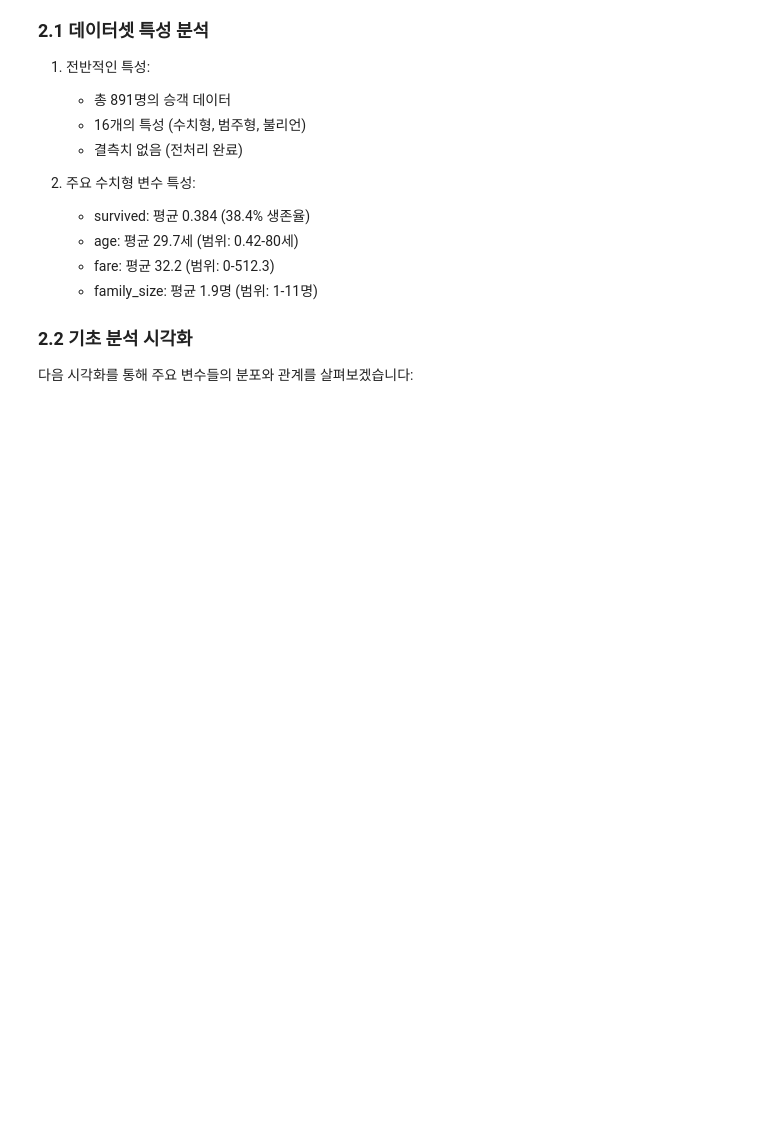
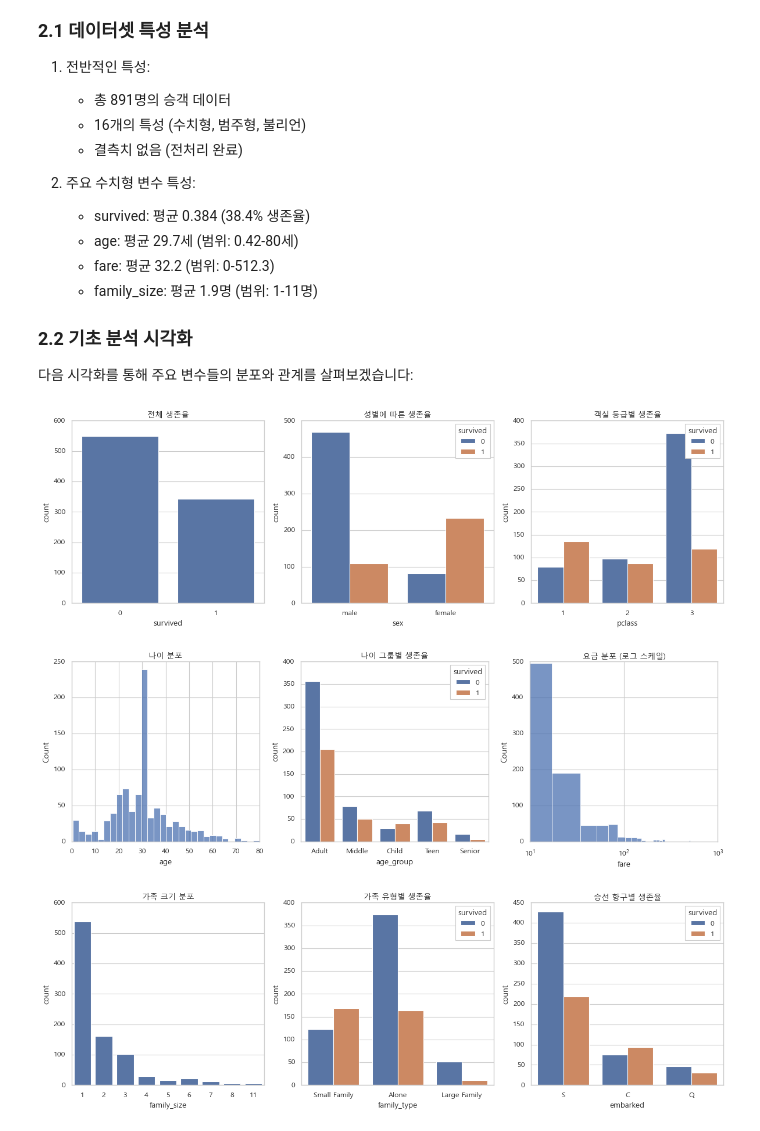
Before and after one commit to kjhgreat/titanic-analysis, a Jupyter notebook: notebooks/02_eda.ipynb, the cells around one changed output. Saved outputs shown, nothing was run; the diff lists cells and outputs as text; code cells hidden in the pictures; blank space fills up the shorter version.

```diff
--- a/notebooks/02_eda.ipynb
+++ b/notebooks/02_eda.ipynb
@@ -66,3 +66,71 @@ max      11.000000
 
 ### 2.2 기초 분석 시각화
 다음 시각화를 통해 주요 변수들의 분포와 관계를 살펴보겠습니다:
+# %%
+# 1. 생존율 기본 분석
+plt.figure(figsize=(15, 5))
+
+# 전체 생존율
+plt.subplot(131)
+sns.countplot(data=df, x='survived')
+plt.title('전체 생존율')
+
+# 성별에 따른 생존율
+plt.subplot(132)
+sns.countplot(data=df, x='sex', hue='survived')
+plt.title('성별에 따른 생존율')
+
+# 객실 등급별 생존율
+plt.subplot(133)
+sns.countplot(data=df, x='pclass', hue='survived')
+plt.title('객실 등급별 생존율')
+
+plt.tight_layout()
+plt.show()
+
+# 2. 나이와 요금 분포
+plt.figure(figsize=(15, 5))
+
+# 나이 분포
+plt.subplot(131)
+sns.histplot(data=df, x='age', bins=30)
+plt.title('나이 분포')
+
+# 나이 그룹별 생존율
+plt.subplot(132)
+sns.countplot(data=df, x='age_group', hue='survived')
+plt.title('나이 그룹별 생존율')
+
+# 요금 분포 (로그 스케일)
+plt.subplot(133)
+sns.histplot(data=df, x='fare', bins=30)
+plt.xscale('log')
+plt.title('요금 분포 (로그 스케일)')
+
+plt.tight_layout()
+plt.show()
+
+# 3. 가족 관련 분석
+plt.figure(figsize=(15, 5))
+
+# 가족 크기 분포
+plt.subplot(131)
+sns.countplot(data=df, x='family_size')
+plt.title('가족 크기 분포')
+
+# 가족 유형별 생존율
+plt.subplot(132)
+sns.countplot(data=df, x='family_type', hue='survived')
+plt.title('가족 유형별 생존율')
+
+# 승선 항구별 생존율
+plt.subplot(133)
+sns.countplot(data=df, x='embarked', hue='survived')
+plt.title('승선 항구별 생존율')
+
+plt.tight_layout()
+plt.show()
+# %% [output]
+[figure, added]
+[figure, added]
+[figure, added]
```
Also changed, not shown: parts of 15 cells of this notebook.
